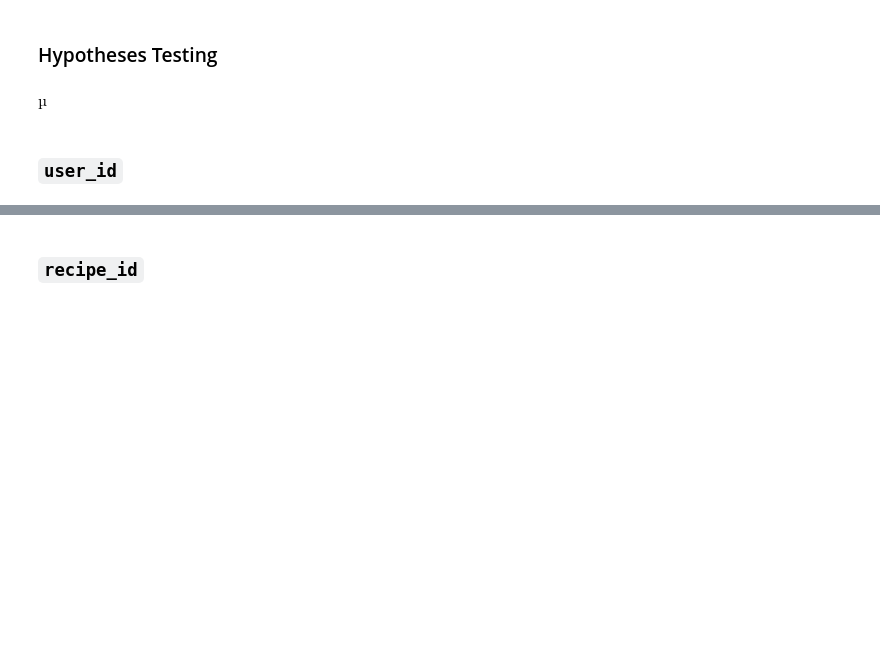
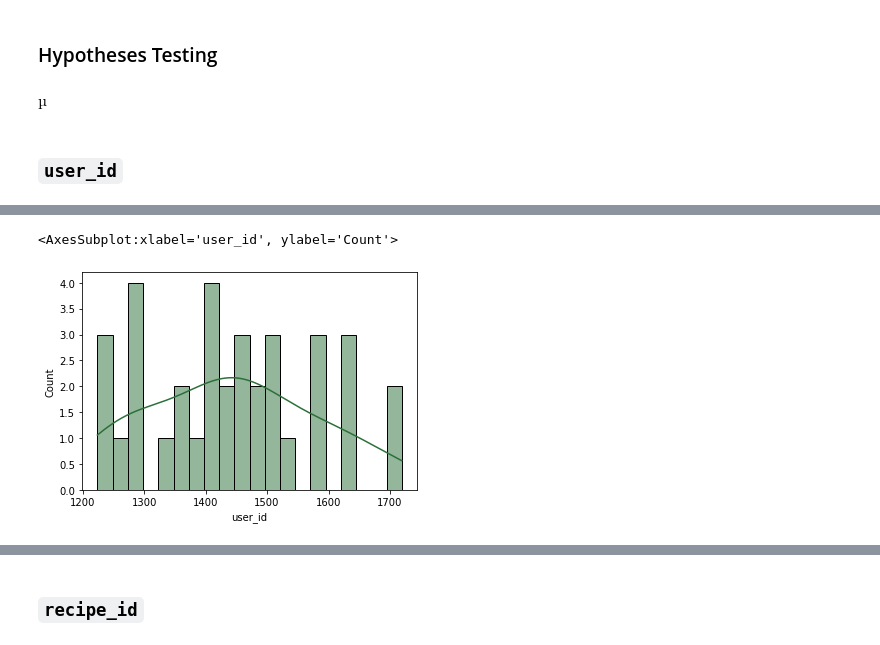
Before and after one commit to mike-flanagan/recipe-book, a Jupyter notebook: Recipe_Interactions_EDA.ipynb, the cells around one changed output, grey strips where cells are left out. Saved outputs shown, nothing was run; the diff lists cells and outputs as text; code cells hidden in the pictures; blank space fills up the shorter version.

```diff
--- a/Recipe_Interactions_EDA.ipynb
+++ b/Recipe_Interactions_EDA.ipynb
@@ -166,0 +292,5 @@ Index(['user_id', 'recipe_id', 'date', 'rating', 'review'], dtype='object')
+# %%
+sns.histplot(idf.user_id.value_counts().sort_values()[226500:226535], bins = 20, kde=True)
+# %% [output]
+<AxesSubplot:xlabel='user_id', ylabel='Count'>
+[figure, added]
```
Also changed, not shown: parts of 113 cells of this notebook, 6 other files.
